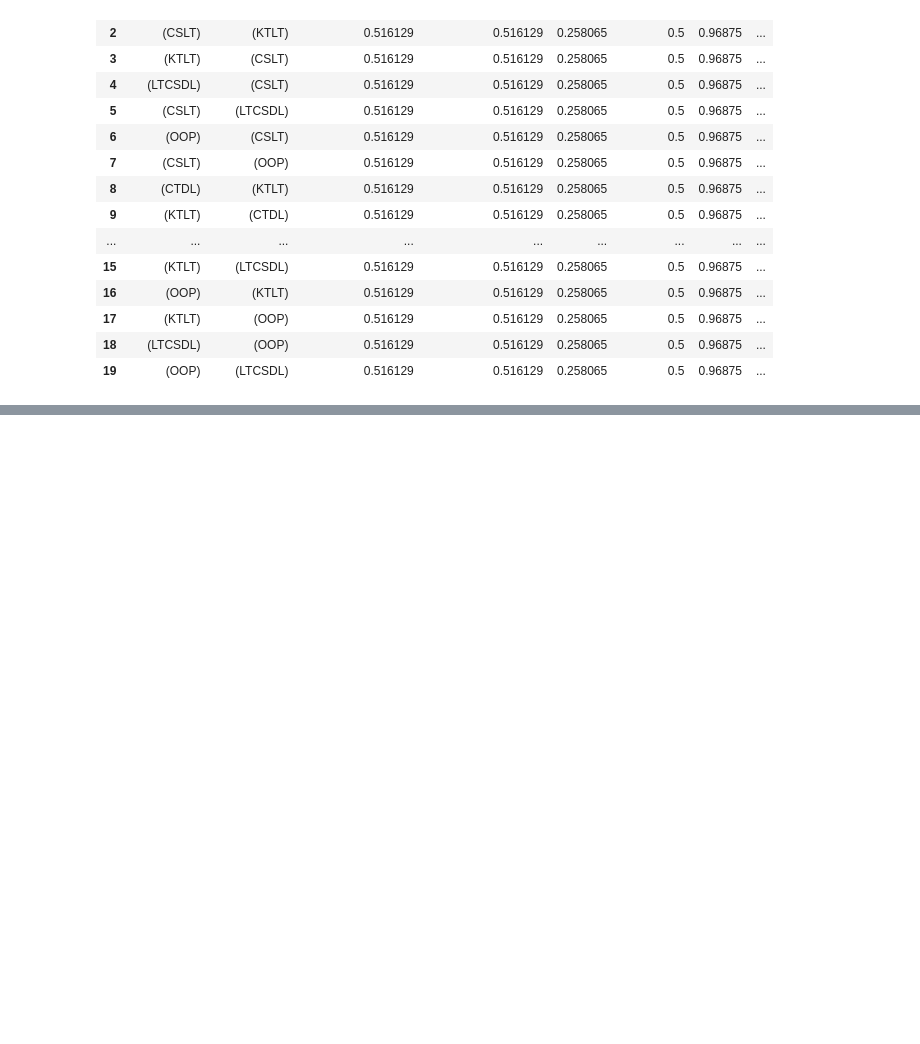
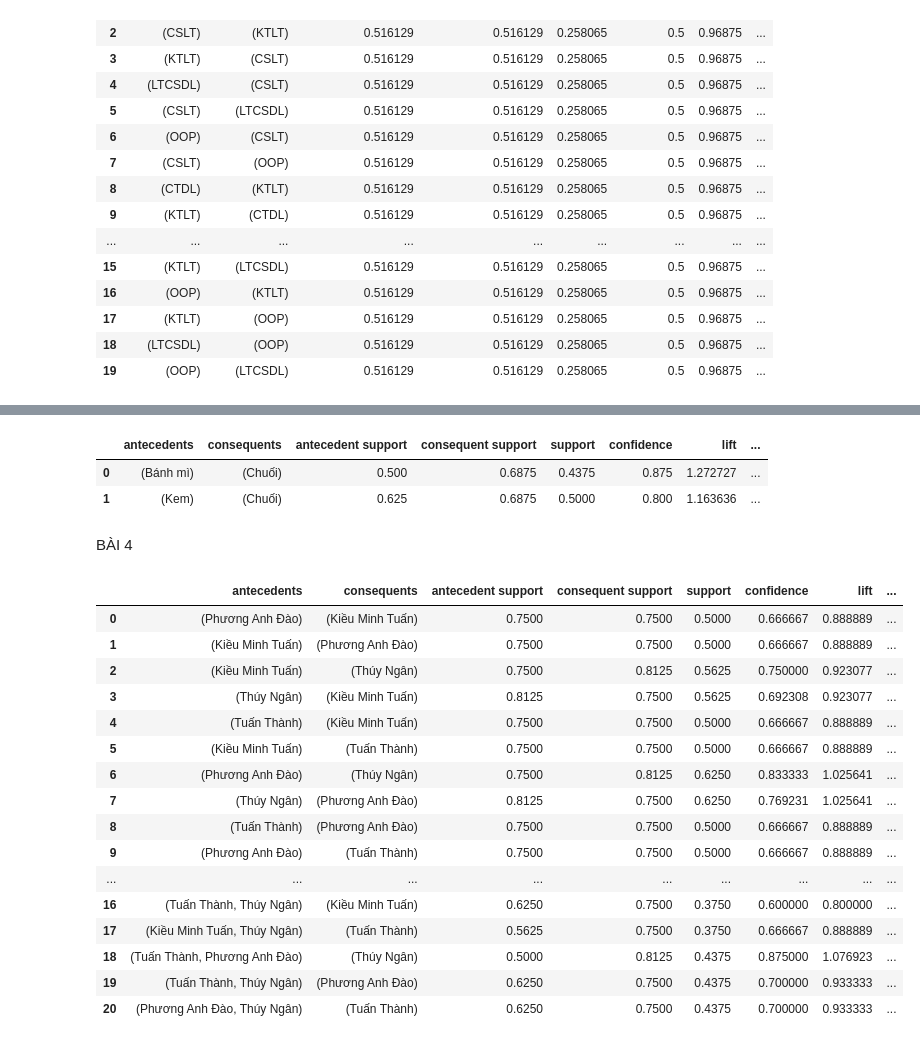
Before and after one commit to Theanh130124/DataMining_Colab, a Jupyter notebook: Buoi3_LuatKetHop_TrenLop.ipynb, the cells around one changed output, grey strips where cells are left out. Saved outputs shown, nothing was run; the diff lists cells and outputs as text; code cells hidden in the pictures; blank space fills up the shorter version.

```diff
--- a/Buoi3_LuatKetHop_TrenLop.ipynb
+++ b/Buoi3_LuatKetHop_TrenLop.ipynb
@@ -71,0 +188,61 @@ rules
+# %%
+# To see the generated rules, run the code.
+rules
+# %% [output]
+|  | antecedents | consequents | antecedent support | consequent support | support | confidence | lift | ... |
+| 0 | (Bánh mì) | (Chuối) | 0.500 | 0.6875 | 0.4375 | 0.875 | 1.272727 | ... |
+| 1 | (Kem) | (Chuối) | 0.625 | 0.6875 | 0.5000 | 0.800 | 1.163636 | ... |
+# %% [markdown]
+BÀI 4
+# %%
+transactions = [
+    ['Tuấn Thành', 'Phương Anh Đào', 'Thúy Ngân'],
+    ['Tuấn Thành', 'Phương Anh Đào', 'Kiều Minh Tuấn', 'Thúy Ngân'],
+    ['Phương Anh Đào', 'Kiều Minh Tuấn', 'Thúy Ngân'],
+    ['Tuấn Thành', 'Kiều Minh Tuấn', 'Thúy Ngân'],
+    ['Tuấn Thành', 'Phương Anh Đào', 'Kiều Minh Tuấn', 'Thúy Ngân'],
+    ['Tuấn Thành', 'Phương Anh Đào', 'Thúy Ngân'],
+    ['Tuấn Thành', 'Phương Anh Đào', 'Kiều Minh Tuấn', 'Thúy Ngân'],
+    ['Phương Anh Đào', 'Kiều Minh Tuấn', 'Thúy Ngân'],
+    ['Phương Anh Đào', 'Kiều Minh Tuấn'],
+    ['Tuấn Thành', 'Kiều Minh Tuấn'],
+    ['Tuấn Thành', 'Kiều Minh Tuấn', 'Thúy Ngân'],
+    ['Tuấn Thành', 'Phương Anh Đào', 'Thúy Ngân'],
+    ['Phương Anh Đào', 'Kiều Minh Tuấn', 'Thúy Ngân'],
+    ['Tuấn Thành', 'Phương Anh Đào', 'Thúy Ngân'],
+    ['Tuấn Thành', 'Phương Anh Đào', 'Kiều Minh Tuấn'],
+    ['Tuấn Thành', 'Kiều Minh Tuấn', 'Thúy Ngân']
+]
+te = TransactionEncoder()
+te_ary = te.fit(transactions).transform(transactions)
+df = pd.DataFrame(te_ary, columns=te.columns_)
+# %%
+
+
+te = TransactionEncoder()
+te_ary = te.fit(transactions).transform(transactions)
+df = pd.DataFrame(te_ary, columns=te.columns_)
+# %%
+frequent_itemsets = apriori(df, min_support=0.3, use_colnames=True)
+# %%
+rules = association_rules(frequent_itemsets, metric="confidence", min_threshold=0.6)
+# %%
+rules
+# %% [output]
+|  | antecedents | consequents | antecedent support | consequent support | support | confidence | lift | ... |
+| 0 | (Phương Anh Đào) | (Kiều Minh Tuấn) | 0.7500 | 0.7500 | 0.5000 | 0.666667 | 0.888889 | ... |
+| 1 | (Kiều Minh Tuấn) | (Phương Anh Đào) | 0.7500 | 0.7500 | 0.5000 | 0.666667 | 0.888889 | ... |
+| 2 | (Kiều Minh Tuấn) | (Thúy Ngân) | 0.7500 | 0.8125 | 0.5625 | 0.750000 | 0.923077 | ... |
+| 3 | (Thúy Ngân) | (Kiều Minh Tuấn) | 0.8125 | 0.7500 | 0.5625 | 0.692308 | 0.923077 | ... |
+| 4 | (Tuấn Thành) | (Kiều Minh Tuấn) | 0.7500 | 0.7500 | 0.5000 | 0.666667 | 0.888889 | ... |
+| 5 | (Kiều Minh Tuấn) | (Tuấn Thành) | 0.7500 | 0.7500 | 0.5000 | 0.666667 | 0.888889 | ... |
+| 6 | (Phương Anh Đào) | (Thúy Ngân) | 0.7500 | 0.8125 | 0.6250 | 0.833333 | 1.025641 | ... |
+| 7 | (Thúy Ngân) | (Phương Anh Đào) | 0.8125 | 0.7500 | 0.6250 | 0.769231 | 1.025641 | ... |
+| 8 | (Tuấn Thành) | (Phương Anh Đào) | 0.7500 | 0.7500 | 0.5000 | 0.666667 | 0.888889 | ... |
+| 9 | (Phương Anh Đào) | (Tuấn Thành) | 0.7500 | 0.7500 | 0.5000 | 0.666667 | 0.888889 | ... |
+| ... | ... | ... | ... | ... | ... | ... | ... | ... |
+| 16 | (Tuấn Thành, Thúy Ngân) | (Kiều Minh Tuấn) | 0.6250 | 0.7500 | 0.3750 | 0.600000 | 0.800000 | ... |
+| 17 | (Kiều Minh Tuấn, Thúy Ngân) | (Tuấn Thành) | 0.5625 | 0.7500 | 0.3750 | 0.666667 | 0.888889 | ... |
+| 18 | (Tuấn Thành, Phương Anh Đào) | (Thúy Ngân) | 0.5000 | 0.8125 | 0.4375 | 0.875000 | 1.076923 | ... |
+| 19 | (Tuấn Thành, Thúy Ngân) | (Phương Anh Đào) | 0.6250 | 0.7500 | 0.4375 | 0.700000 | 0.933333 | ... |
+| 20 | (Phương Anh Đào, Thúy Ngân) | (Tuấn Thành) | 0.6250 | 0.7500 | 0.4375 | 0.700000 | 0.933333 | ... |
```
Also changed, not shown: parts of 13 cells of this notebook.
